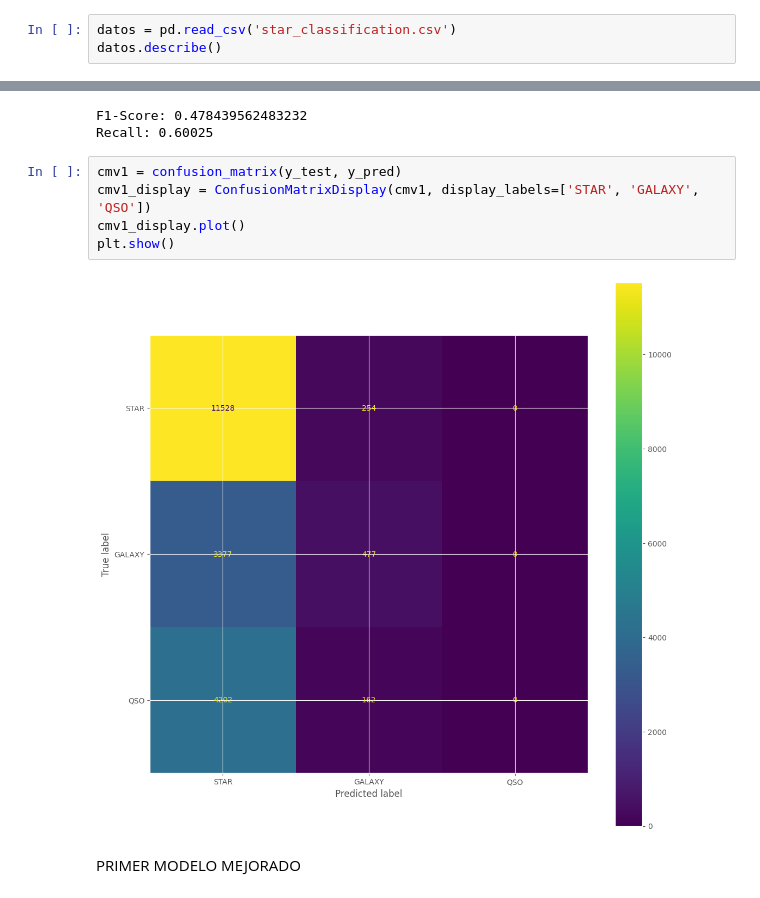
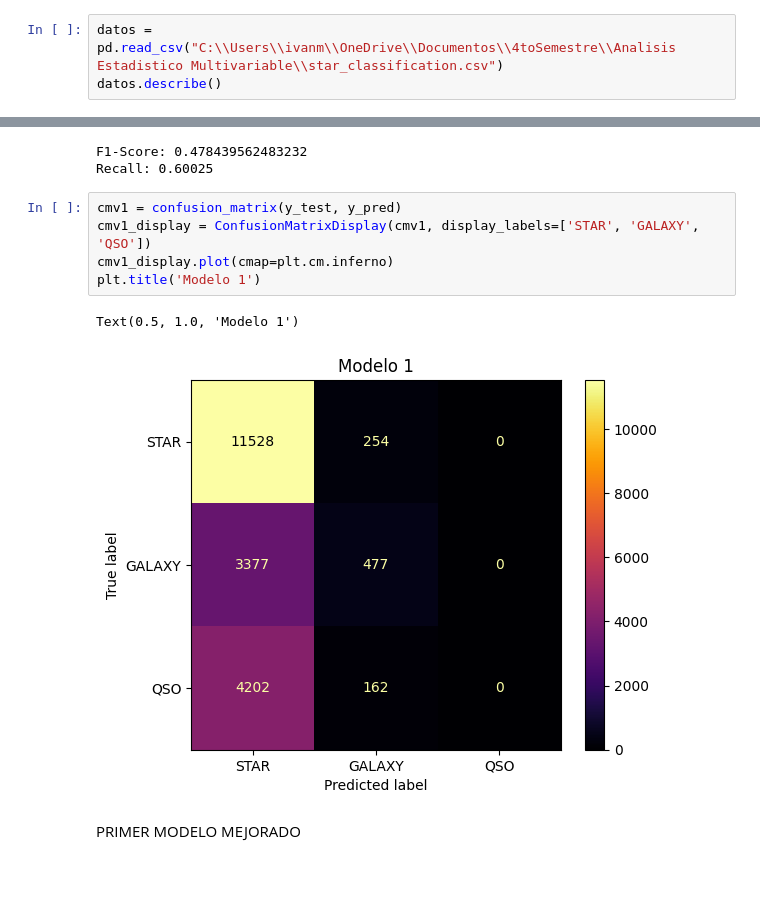
Before and after one commit to ivanmorales22/proyecto_final_aem, a Jupyter notebook: proyecto_final_aem.ipynb, the cells around one changed output, grey strips where cells are left out. Drawn from its saved outputs; the diff is of its cells as text.

```diff
--- a/proyecto_final_aem.ipynb
+++ b/proyecto_final_aem.ipynb
@@ -42,7 +41,7 @@ Nuestros datos consisten en 100,000 observaciones con 17 features y una columna
 - MJD = Modified Julian Date, used to indicate when a given piece of SDSS data was taken
 - fiber_ID = fiber ID that identifies the fiber that pointed the light at the focal plane in each observation
 # %%
-datos = pd.read_csv('star_classification.csv')
+datos = pd.read_csv("C:\\Users\\ivanm\\OneDrive\\Documentos\\4toSemestre\\Analisis Estadistico Multivariable\\star_classification.csv")
 datos.describe()
 # %% [output]
 |  | obj_ID | alpha | delta | u | g | r | i | z | run_ID | rerun_ID | cam_col | ... |
@@ -151,10 +160,11 @@ Recall: 0.60025
 # %%
 cmv1 = confusion_matrix(y_test, y_pred)
 cmv1_display = ConfusionMatrixDisplay(cmv1, display_labels=['STAR', 'GALAXY', 'QSO'])
-cmv1_display.plot()
-plt.show()
+cmv1_display.plot(cmap=plt.cm.inferno)
+plt.title('Modelo 1')
 # %% [output]
+Text(0.5, 1.0, 'Modelo 1')
-[figure, old version]
+[figure, new version]
 # %% [markdown]
 PRIMER MODELO MEJORADO
 # %%
```
Also changed, not shown: parts of 26 cells of this notebook.
